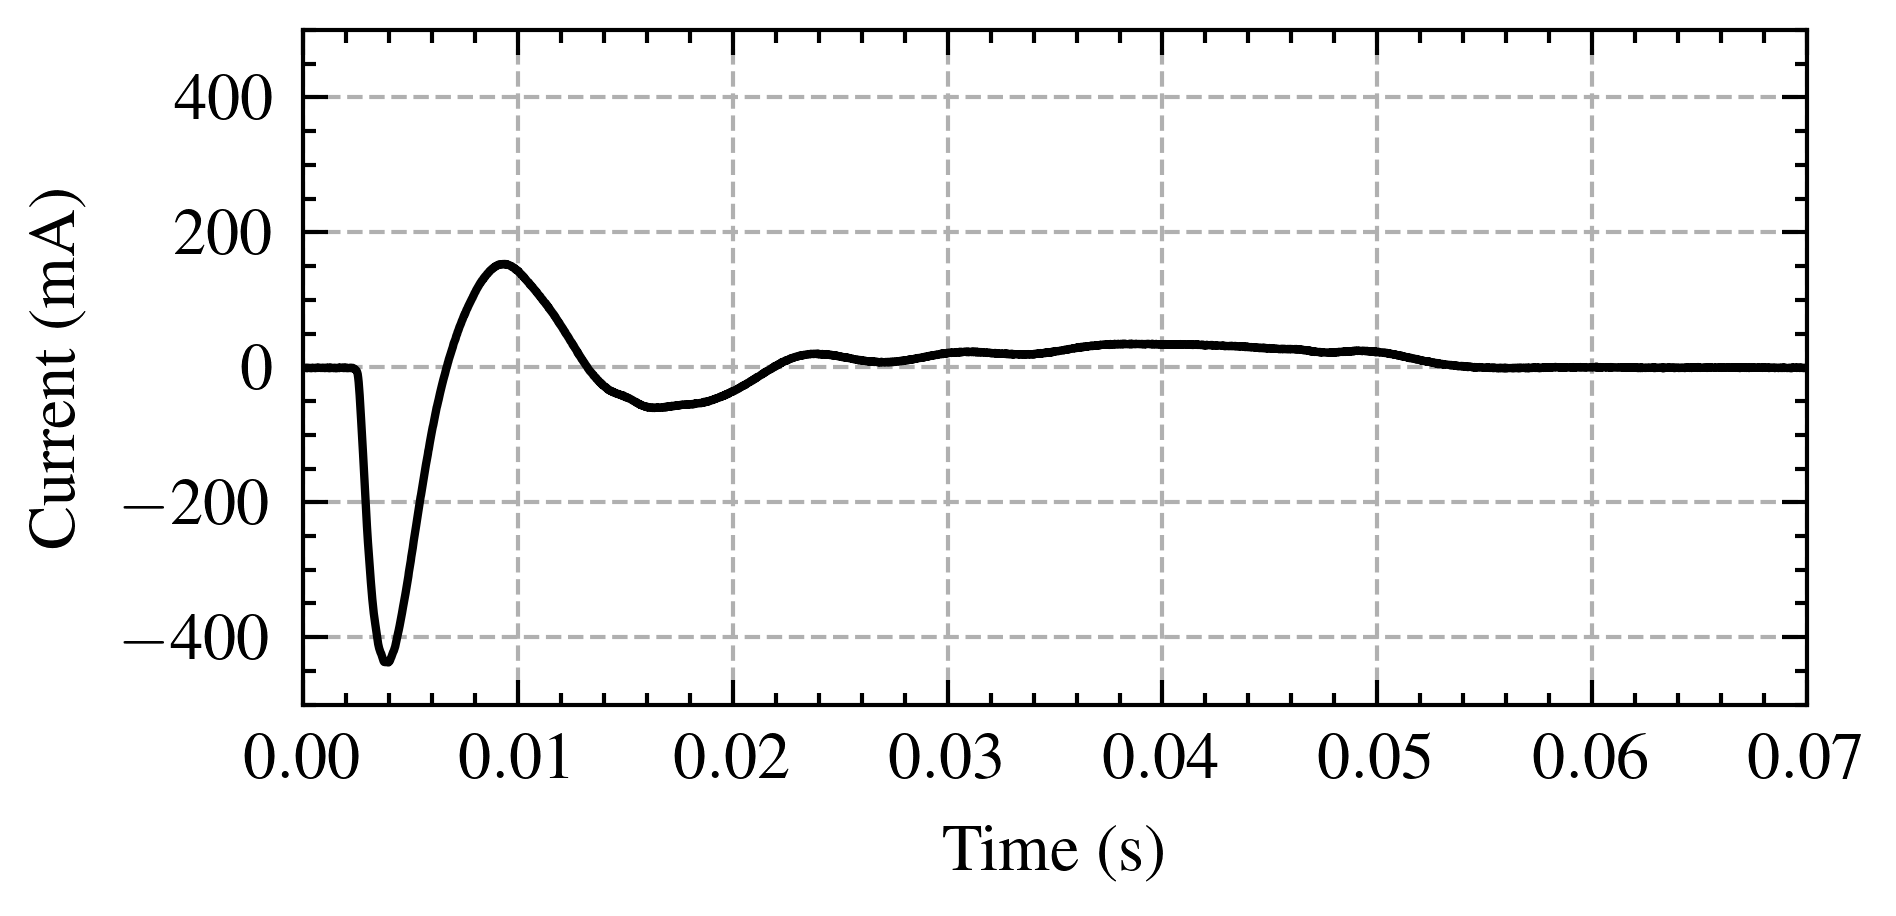
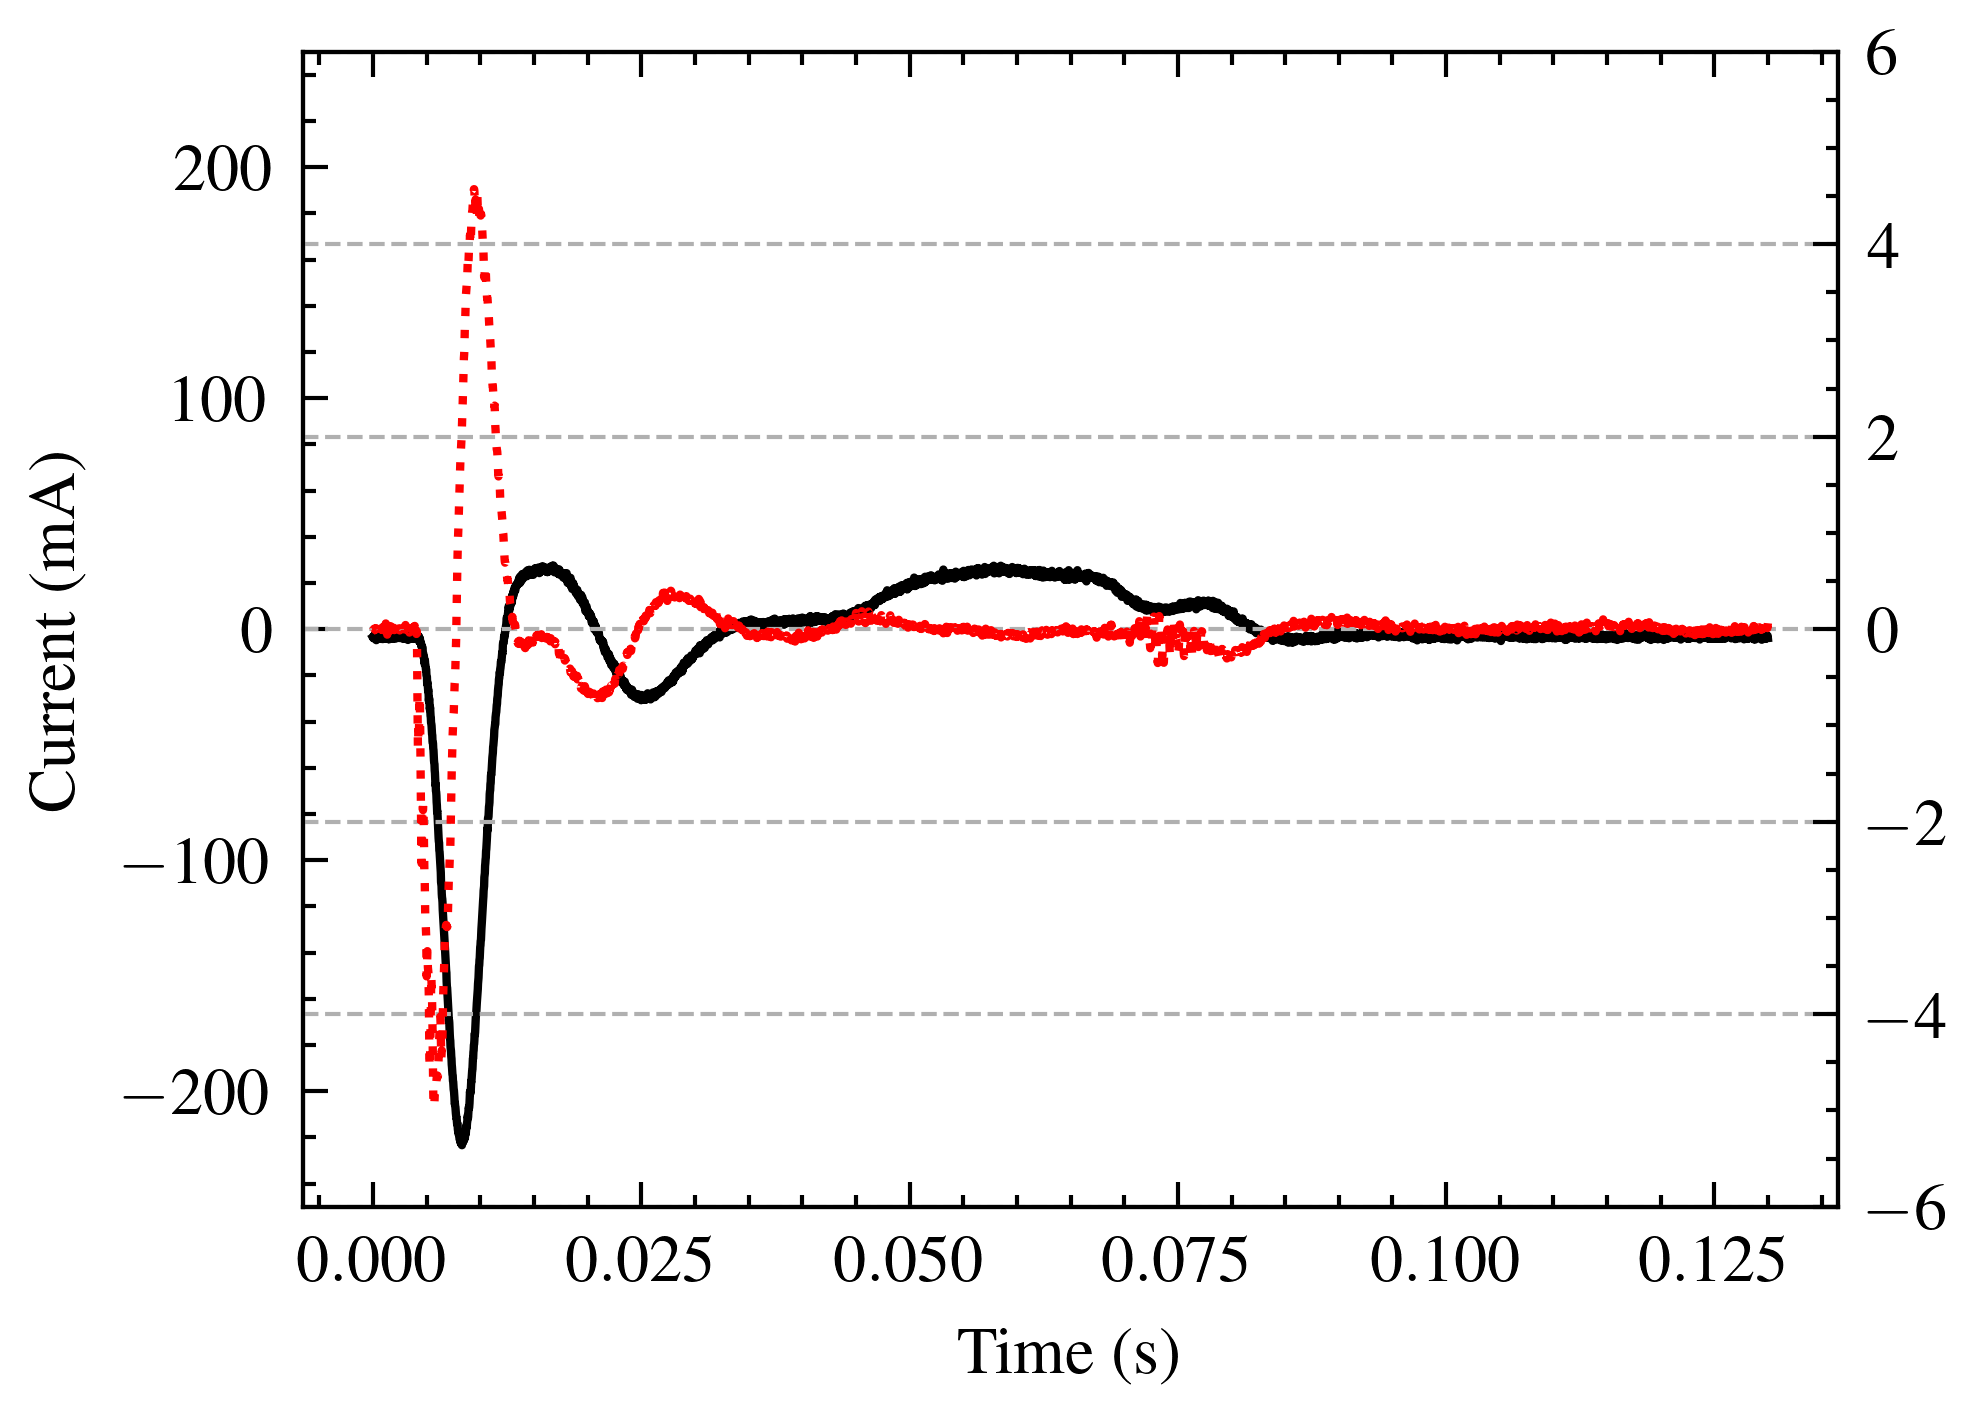
The notebook cell's code change between the first figure and the second:
--- before
+++ after
@@ -8,6 +8,6 @@
 
 # Set the time range to zoom in (in seconds)
-start_time = 0.64
-end_time = 0.71
+start_time = 1.19
+end_time = 1.32
 
 # Convert to sample indices
@@ -17,7 +17,7 @@
 
 #plt.figure(figsize=(6,4))
-plt.figure()
-plt.plot(time[0:range_idx], current[start_idx:end_idx], label='Original', alpha=1)
-#plt.plot(time[0:range_idx], filtered_data[start_idx:end_idx], label='Filtered', alpha=0.8)
+fig, ax1 = plt.subplots()
+ax1.plot(time[0:range_idx], current[start_idx:end_idx], label='Current')
+
 
 plt.xlabel('Time (s)')
@@ -31,10 +31,13 @@
 ax = plt.gca()
 
-ax.set_ylim([-500,500])
-y_min, y_max = ax.get_ylim()
+ax1.set_ylim([-250,250])
+y_min, y_max = ax1.get_ylim()
 
 #ax.set_ylim([-180,180])
-ax.set_xlim([0,0.07])
+#ax.set_xlim([0,0.07])
 
+ax2 = ax1.twinx()
+ax2.plot(time[0:range_idx], acceleration[start_idx:end_idx], label='Acceleration', color='red', linestyle="dotted")
+ax2.set_ylim([-6,6])
 
 plt.grid(True, which='major',axis='both', linestyle='--', linewidth=0.5)
@@ -42,9 +45,9 @@
 plt.style.use(['science','ieee'])
 
-f_size = list(plt.rcParams["figure.figsize"])
-f_size[1] = f_size[1] / 1.5
-plt.rcParams["figure.figsize"] = tuple(f_size)
+#f_size = list(plt.rcParams["figure.figsize"])
+#f_size[1] = f_size[1] / 1.5
+#plt.rcParams["figure.figsize"] = tuple(f_size)
 
-plt.tight_layout()
+#plt.tight_layout()
 plt.savefig('outputs/tap_waveform.eps', format='eps')
 plt.show()

Commit: added voltage tap